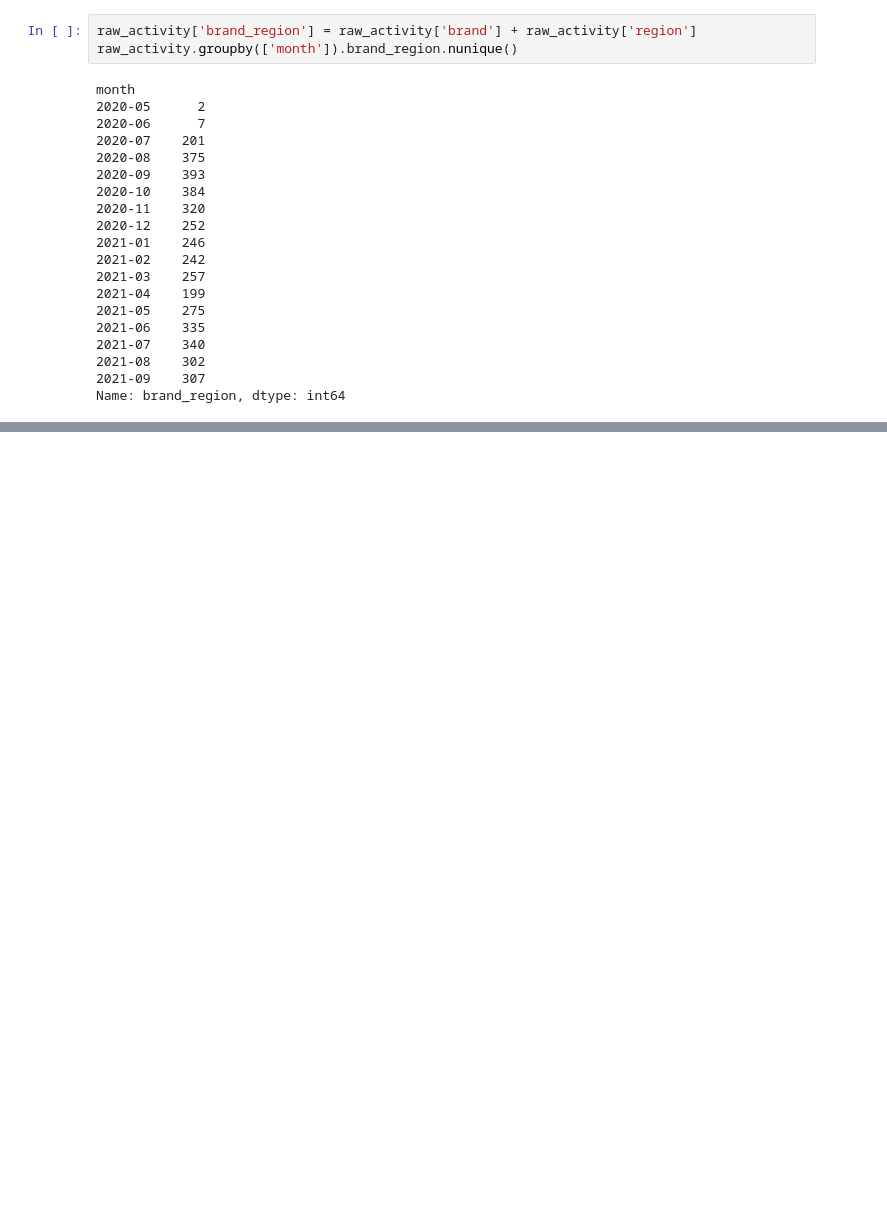
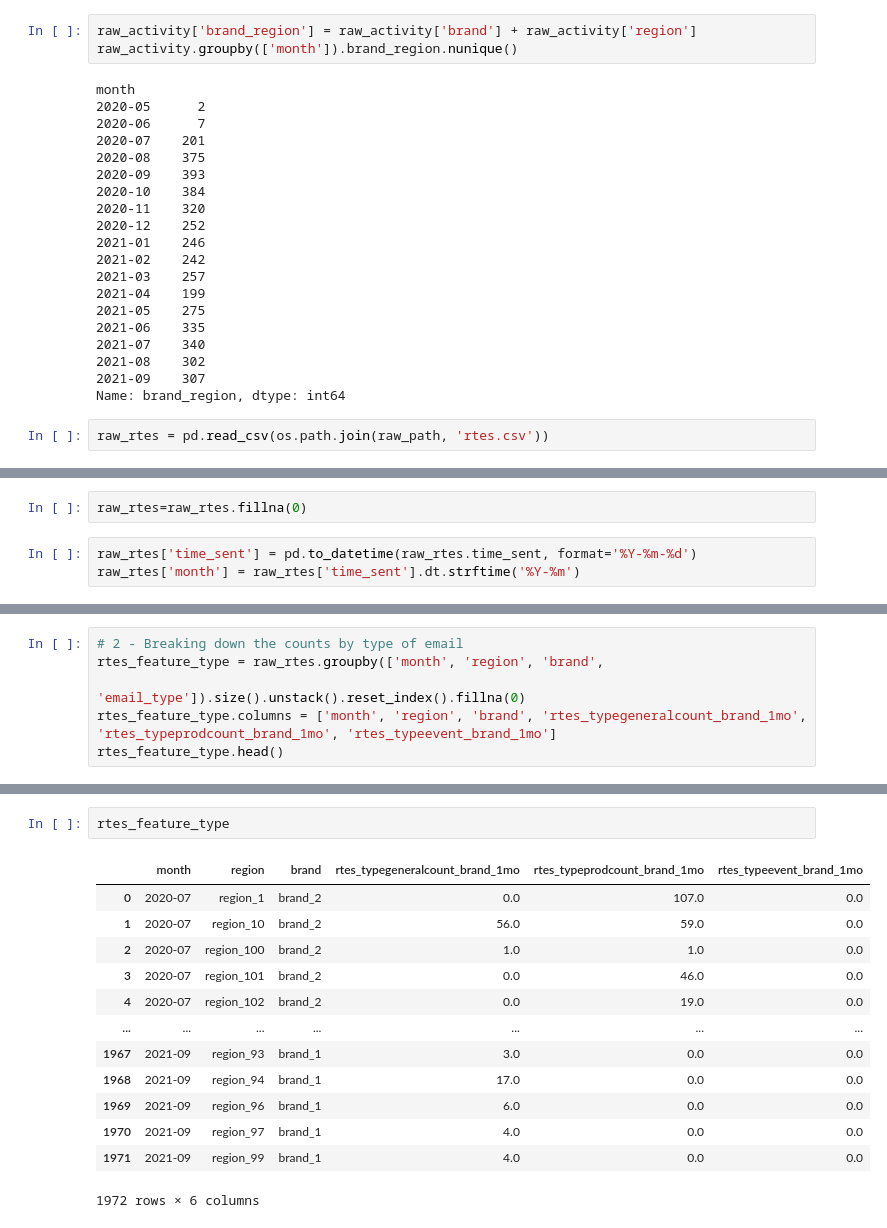
Before and after one commit to Bulbasaurzc/novartis-datathon-2021, a Jupyter notebook: notebooks/99_Zixiao.ipynb, the cells around one changed output, grey strips where cells are left out. Cells and saved outputs as stored; diff of their text form; blank space fills up the shorter version.

```diff
--- a/notebooks/99_Zixiao.ipynb
+++ b/notebooks/99_Zixiao.ipynb
@@ -541,3 +541,5 @@ month
 2021-08    302
 2021-09    307
 Name: brand_region, dtype: int64
+# %%
+raw_rtes = pd.read_csv(os.path.join(raw_path, 'rtes.csv'))
@@ -543,0 +555,5 @@ Name: brand_region, dtype: int64
+# %%
+raw_rtes=raw_rtes.fillna(0)
+# %%
+raw_rtes['time_sent'] = pd.to_datetime(raw_rtes.time_sent, format='%Y-%m-%d')
+raw_rtes['month'] = raw_rtes['time_sent'].dt.strftime('%Y-%m')
@@ -543,0 +585,6 @@ Name: brand_region, dtype: int64
+# %%
+# 2 - Breaking down the counts by type of email
+rtes_feature_type = raw_rtes.groupby(['month', 'region', 'brand',
+                                              'email_type']).size().unstack().reset_index().fillna(0)
+rtes_feature_type.columns = ['month', 'region', 'brand', 'rtes_typegeneralcount_brand_1mo', 'rtes_typeprodcount_brand_1mo', 'rtes_typeevent_brand_1mo']
+rtes_feature_type.head()
@@ -543,0 +598,16 @@ Name: brand_region, dtype: int64
+# %%
+rtes_feature_type
+# %% [output]
+|  | month | region | brand | rtes_typegeneralcount_brand_1mo | rtes_typeprodcount_brand_1mo | rtes_typeevent_brand_1mo |
+| 0 | 2020-07 | region_1 | brand_2 | 0.0 | 107.0 | 0.0 |
+| 1 | 2020-07 | region_10 | brand_2 | 56.0 | 59.0 | 0.0 |
+| 2 | 2020-07 | region_100 | brand_2 | 1.0 | 1.0 | 0.0 |
+| 3 | 2020-07 | region_101 | brand_2 | 0.0 | 46.0 | 0.0 |
+| 4 | 2020-07 | region_102 | brand_2 | 0.0 | 19.0 | 0.0 |
+| ... | ... | ... | ... | ... | ... | ... |
+| 1967 | 2021-09 | region_93 | brand_1 | 3.0 | 0.0 | 0.0 |
+| 1968 | 2021-09 | region_94 | brand_1 | 17.0 | 0.0 | 0.0 |
+| 1969 | 2021-09 | region_96 | brand_1 | 6.0 | 0.0 | 0.0 |
+| 1970 | 2021-09 | region_97 | brand_1 | 4.0 | 0.0 | 0.0 |
+| 1971 | 2021-09 | region_99 | brand_1 | 4.0 | 0.0 | 0.0 |
+1972 rows × 6 columns
```
Also changed, not shown: parts of 21 cells of this notebook, 2 other files.
